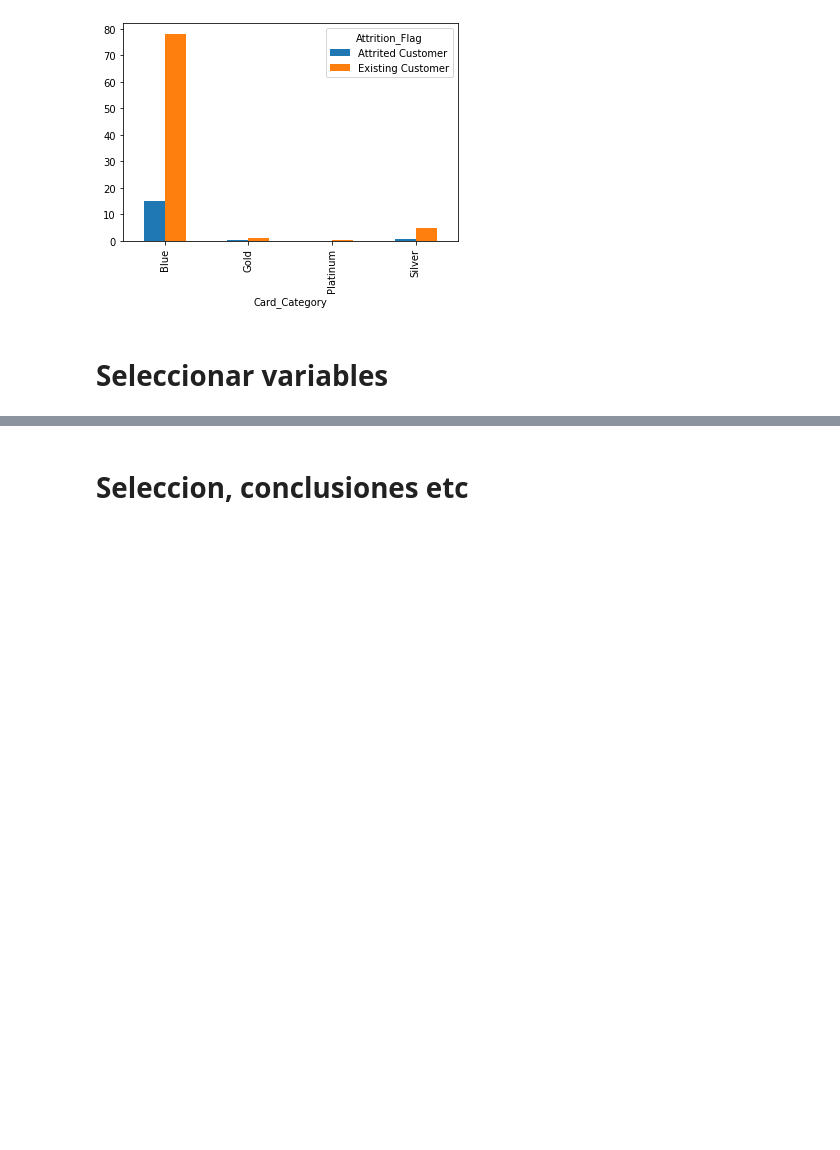
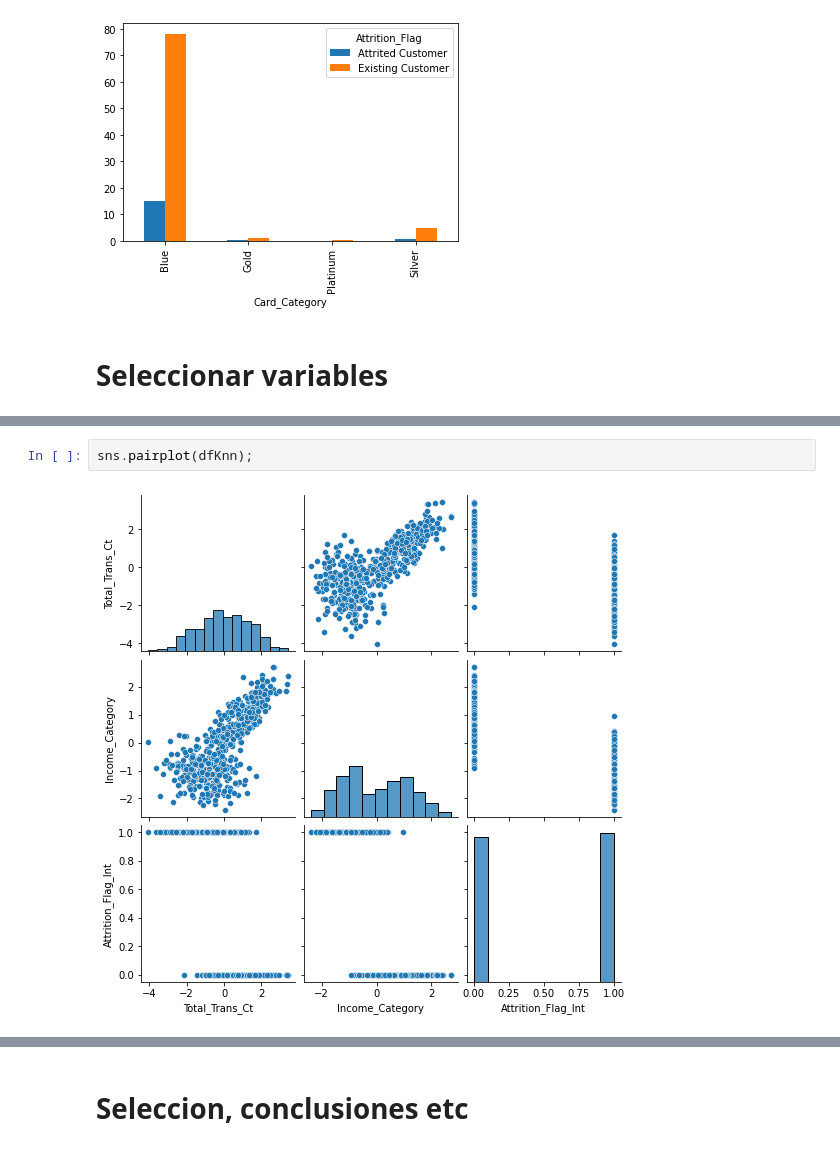
Before and after one commit to sjaureguimodo/datascience-digitalhouse, a Jupyter notebook: TP3.ipynb, the cells around one changed output, grey strips where cells are left out. Saved outputs shown, nothing was run; the diff lists cells and outputs as text; blank space fills up the shorter version.

```diff
--- a/TP3.ipynb
+++ b/TP3.ipynb
@@ -858,0 +932,4 @@ Flag_Card2.plot(kind = 'bar')
+# %%
+sns.pairplot(dfKnn);
+# %% [output]
+[figure, added]
```
Also changed, not shown: parts of 70 cells of this notebook.
